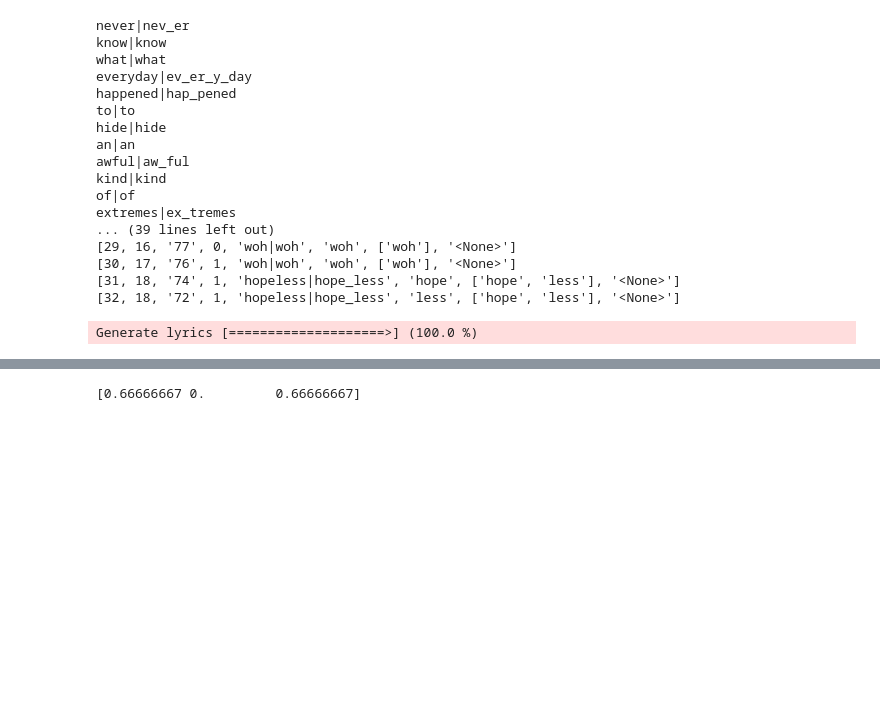
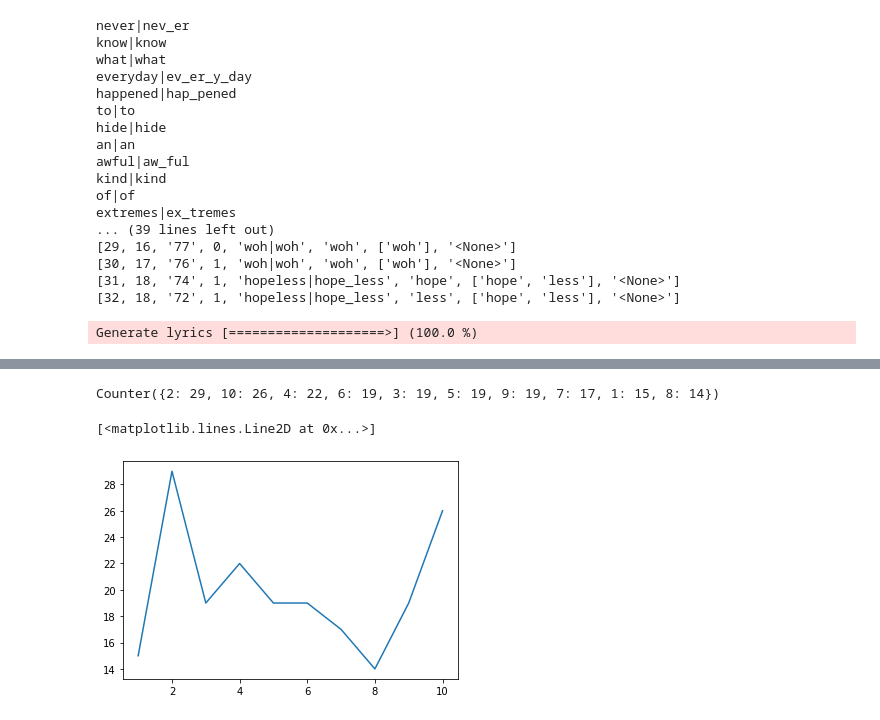
Before and after one commit to Tesen/c-LSTM-LM, a Jupyter notebook: colabs/test-cLSTM.ipynb, the cells around one changed output, grey strips where cells are left out. Drawn from its saved outputs; the diff is of its cells as text; code cells hidden in the pictures; blank space fills up the shorter version.

```diff
--- a/colabs/test-cLSTM.ipynb
+++ b/colabs/test-cLSTM.ipynb
@@ -135,10 +134,22 @@ Song name:  04029f305469ebeb590377db51e422af
-# %%
-from sklearn.metrics import f1_score
-
-t = [0, 0, 0, 2, 0, 2, 3, 3, 2, 2, 2, 2]
-f = [0, 0, 0, 3, 0, 0, 3, 3, 0, 0, 3, 0]
-
-f1 = f1_score(t,f,average=None)
-print(f1)
-# %% [output]
-[0.66666667 0.         0.66666667]
+# %%
+import json
+from collections import Counter
+import matplotlib.pyplot as plt
+import random
+list1 = []
+
+for i in range(1, 200):
+  list1.append(random.randint(1,10))
+
+# print(list1)
+
+c = Counter(list1)
+print(c)
+keys = sorted(c.keys())
+vals = [c[key] for key in keys]
+
+plt.plot(keys, vals)
+# %% [output]
+Counter({2: 29, 10: 26, 4: 22, 6: 19, 3: 19, 5: 19, 9: 19, 7: 17, 1: 15, 8: 14})
+[<matplotlib.lines.Line2D at 0x...>]
+[figure, added]
```
Also changed, not shown: parts of 3 cells of this notebook, 4 other files.
